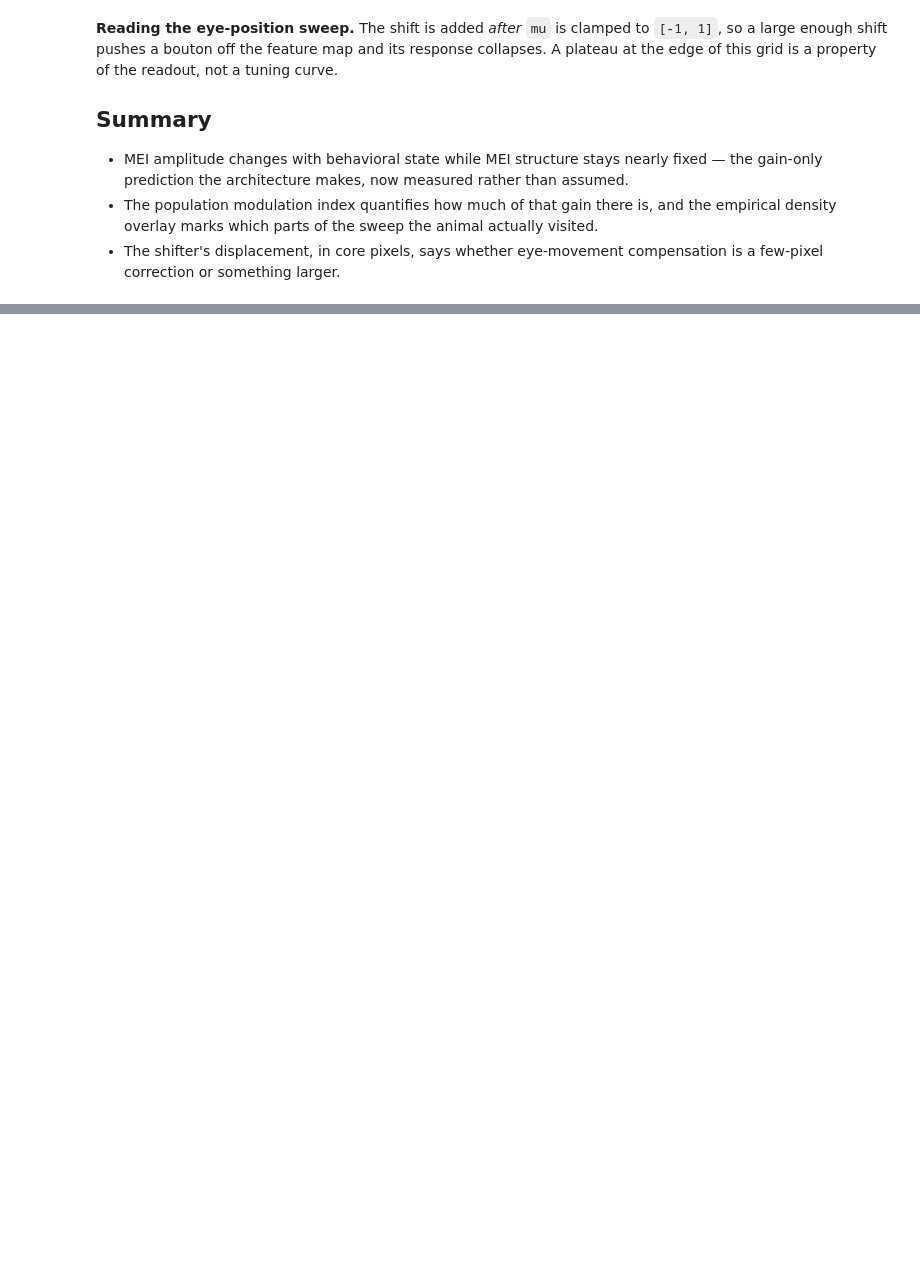
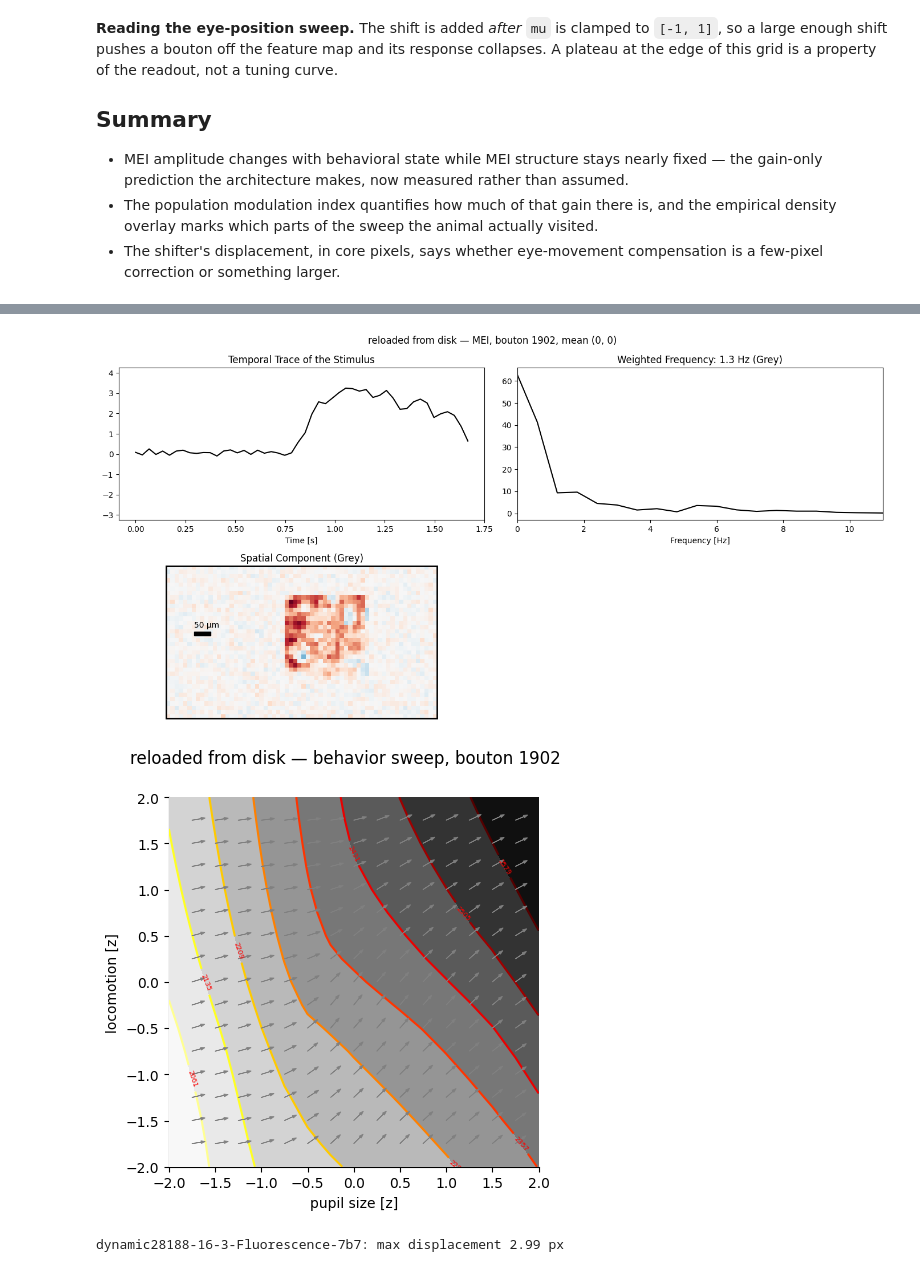
Before and after one commit to open-retina/open-retina, a Jupyter notebook: notebooks/qiu_2026_insilico.ipynb, the cells around one changed output, grey strips where cells are left out. Saved outputs shown, nothing was run; the diff lists cells and outputs as text; code cells hidden in the pictures; blank space fills up the shorter version.

```diff
--- a/notebooks/qiu_2026_insilico.ipynb
+++ b/notebooks/qiu_2026_insilico.ipynb
@@ -657,0 +838,38 @@ edge of this grid is a property of the readout, not a tuning curve.
+# %%
+# Re-plot straight from the reloaded arrays, using no model and no GPU.
+from openretina.utils.plotting import plot_stimulus_composition, plot_vector_field_resp_iso
+
+fig, axes = plt.subplots(2, 2, figsize=(14, 7))
+plot_stimulus_composition(
+    stimulus=torch.from_numpy(re_meis["stimuli"][0, 1])[None],  # (1, T, H, W): bouton 0, mean state
+    temporal_trace_ax=axes[0, 0],
+    freq_ax=axes[0, 1],
+    spatial_ax=axes[1, 0],
+)
+axes[1, 1].axis("off")
+fig.suptitle(f"reloaded from disk — MEI, bouton {re_meis['bouton_ids'][0]}, {re_states[1]}")
+plt.tight_layout()
+plt.show()
+
+re_responses, re_gradients = re_grids["MEI"].for_neuron(0)
+figure = plot_vector_field_resp_iso(
+    re_grids["MEI"].axis_values[0],
+    re_grids["MEI"].axis_values[1],
+    re_gradients,
+    re_responses,
+    xlabel=re_grids["MEI"].axis_names[0],
+    ylabel=re_grids["MEI"].axis_names[1],
+    tick_locations=None,
+)
+figure.suptitle(f"reloaded from disk — behavior sweep, bouton {re_meis['bouton_ids'][0]}")
+plt.show()
+
+# Shifter displacement, recomputed in pixels from the saved normalized shifts.
+re_pixels = shift_to_core_pixels(
+    re_shifter["shifts"][0], re_shifter["core_output_shape"], align_corners=bool(re_shifter["align_corners"][0])
+)
+print(f"{str(re_shifter['sessions'][0])[:34]}: max displacement {np.linalg.norm(re_pixels, axis=-1).max():.2f} px")
+# %% [output]
+[figure, added]
+[figure, added]
+dynamic28188-16-3-Fluorescence-7b7: max displacement 2.99 px
```
Also changed, not shown: parts of 17 cells of this notebook, 1 other file.
